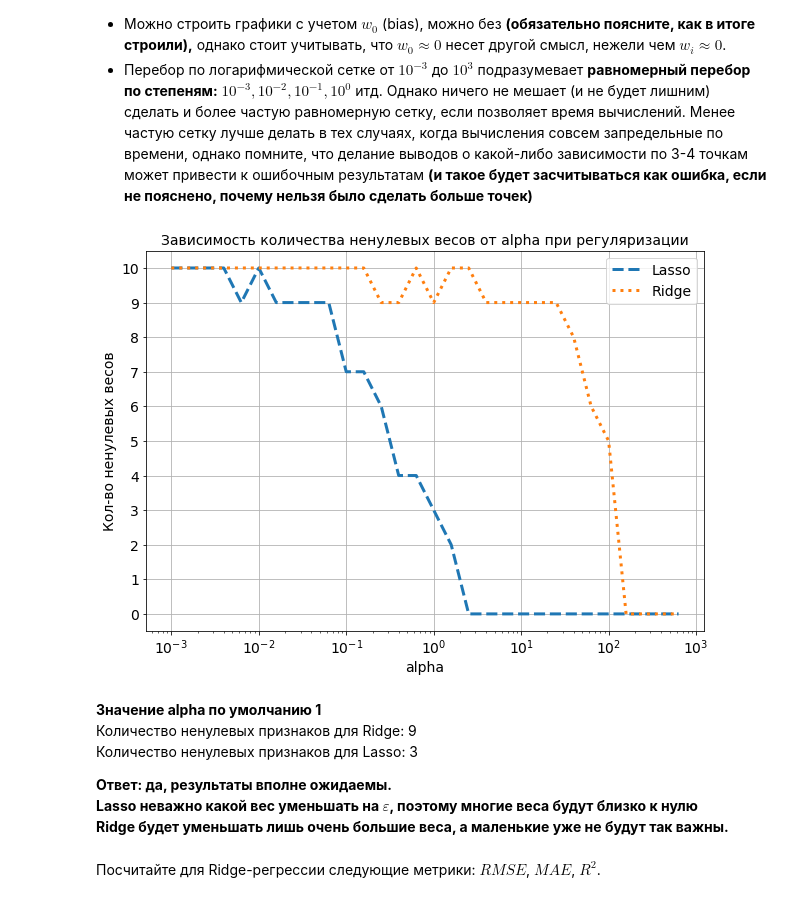
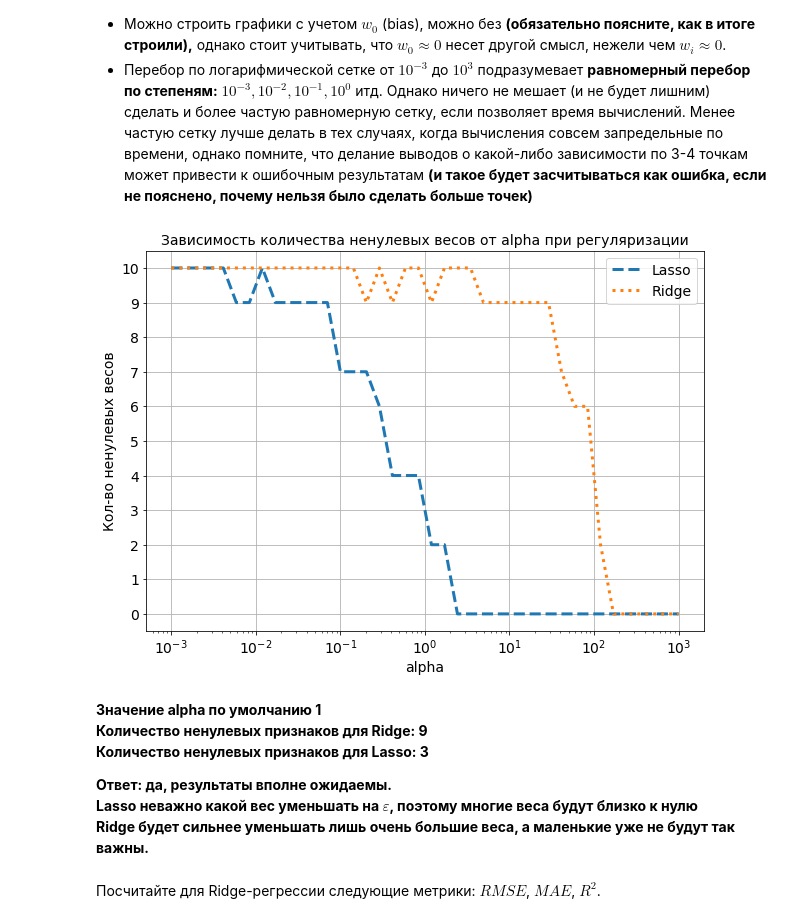
Before and after one commit to Tytskiy/Study, a Jupyter notebook: mmp-fall-2020/mmro/mmro-3/homework-practice-3-TytskiyVlad.ipynb, the cells around one changed output. Cells and saved outputs as stored; diff of their text form; code cells hidden in the pictures.

```diff
--- a/mmp-fall-2020/mmro/mmro-3/homework-practice-3-TytskiyVlad.ipynb
+++ b/mmp-fall-2020/mmro/mmro-3/homework-practice-3-TytskiyVlad.ipynb
@@ -123,42 +113,42 @@ matplotlib.rcParams.update({'font.size': 14})
 # признака в линейной модели, но это слишком сложно:)
 # важно упомянуть, что все признаки нормализованы
 # написал 5, потому что в среднем все коэфиценты довольно большие
 min_value = 5
-grid = 10**np.arange(-3, 3, 0.2, dtype=float)
+grid = np.logspace(-3, 3, 40)
 num_nonzero_coefs = {"lasso": [], "ridge": []}
 
 # использую w0 - fit_intercept=True по умолчанию
 models = {}
 models["lasso"] = Lasso()
 models["ridge"] = Ridge()
 for a in grid:
     for m in models:
         models[m].alpha = a
         models[m].fit(X_train, y_train)
         num_nonzero_coefs[m].append((np.abs(models[m].coef_) > min_value).sum())
 
 plt.figure(figsize=(10, 7))
 plt.xscale("log")
 
 plt.plot(grid, num_nonzero_coefs["lasso"], label="Lasso", ls="--", lw=3)
 plt.plot(grid, num_nonzero_coefs["ridge"], label="Ridge", ls=":", lw=3)
 plt.title("Зависимость количества ненулевых весов от alpha при регуляризации", fontsize=14)
 
 plt.yticks(range(0, 11))
 plt.xlabel("alpha")
 plt.ylabel("Кол-во ненулевых весов")
 plt.legend()
 plt.grid(True)
 plt.show()
 # %% [output]
-[figure, old version]
+[figure, new version]
 # %% [markdown]
-**Значение alpha по умолчанию 1**
+**Значение alpha по умолчанию 1
 Количество ненулевых признаков для Ridge: 9
-Количество ненулевых признаков для Lasso: 3
+Количество ненулевых признаков для Lasso: 3**
 
 **Ответ: да, результаты вполне ожидаемы.
 Lasso неважно какой вес уменьшать на $\varepsilon$, поэтому многие веса будут близко к нулю
-Ridge будет уменьшать лишь очень большие веса, а маленькие уже не будут так важны.**
+Ridge будет сильнее уменьшать лишь очень большие веса, а маленькие уже не будут так важны.**
 # %% [markdown]
 Посчитайте для Ridge-регрессии следующие метрики: $RMSE$, $MAE$, $R^2$.
```
Also changed, not shown: parts of 110 cells of this notebook.
